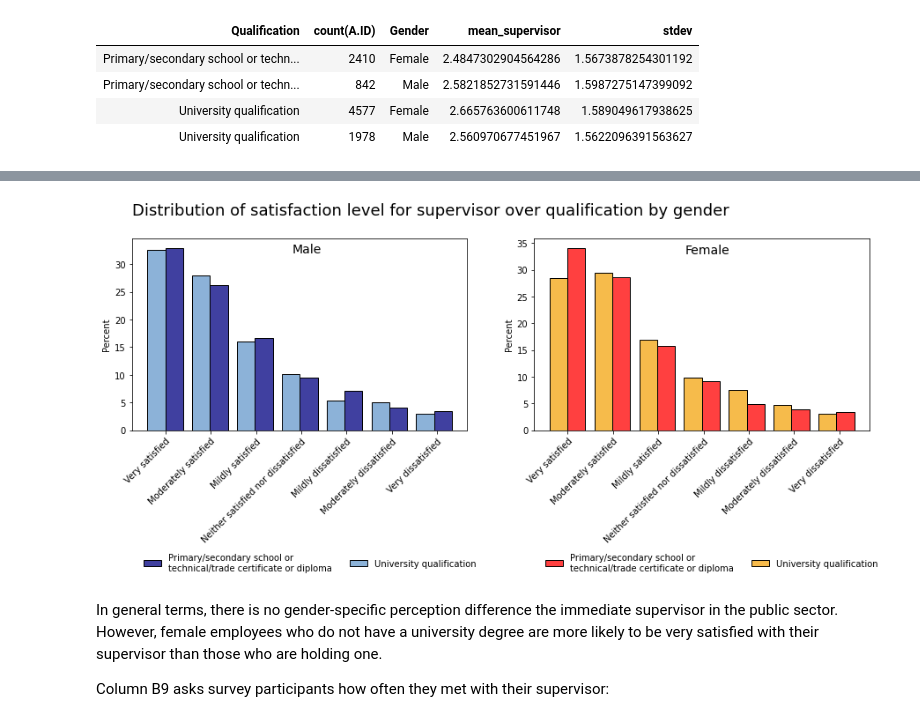
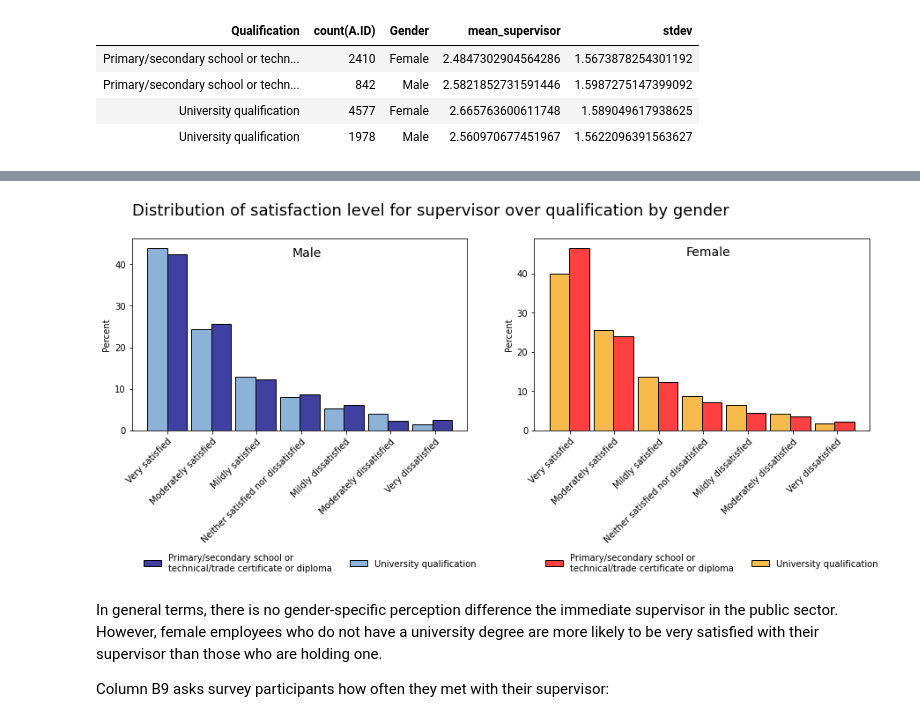
Before and after one commit to alex-cplee/WA-Public-Service-Perception-2015, a Jupyter notebook: SurveyData.ipynb, the cells around one changed output, grey strips where cells are left out. Cells and saved outputs as stored; diff of their text form; code cells hidden in the pictures.

```diff
--- a/SurveyData.ipynb
+++ b/SurveyData.ipynb
@@ -963,0 +938,22 @@ array([0, 1, 2, 3, 4])
+# %%
+satisfy_labels = list(satisfy_key['Satisfaction'].values())
+
+fig, ax = plt.subplots(nrows = 2, ncols = 5, figsize=(20,5), gridspec_kw={'height_ratios':[1,10]})
+ax[0,2].set_title('Distribution of Job satisfaction level at different salary range', fontdict = {'fontsize': 22},loc='center')
+
+for i in np.arange(0,5):
+    ax[0,i].axis('off')
+
+for i, item in enumerate(list(salary_key['Value'].keys())):
+
+    ax[1,i] = sns.histplot(Job_Satisfy_mod[Job_Satisfy_mod['Salary']== item]['Job_Satisfaction'], binwidth=0.99, ax=ax[1,i])
+    ax[1,i].set_title(item, fontdict = {'fontsize': 15}, loc='left')
+    ax[1,i].set_xticks(np.arange(1.5,8.5))
+    ax[1,i].set_xticklabels(satisfy_labels, rotation = 45, rotation_mode='anchor', ha = 'right')
+    ax[1,i].set_xlabel('')
+    ax[1,i].set_xlim([0.7,8.3])
+
+for i in np.arange(1,5):
+    ax[1,i].set_ylabel('')
+
+plt.show()
@@ -1428,33 +1423,31 @@ CI_supervise
 | University qualification | 2.49411 | 2.632479 | 2.619102 | 2.711534 | 1.130368 | 3.467393 | ... |
 # %%
 supervisor_mod =  supervisor.copy()
-supervisor_mod['Supervisor'] = supervisor_mod['Supervisor'].round(0)
-
 
 fig, (ax11,ax12) = plt.subplots(nrows=1,ncols=2, figsize=(15,4))
 
 ax11.set_title('Distribution of satisfaction level for supervisor over qualification by gender\n ', fontdict = {'fontsize': 18},loc='left')
 sns.histplot(x='Supervisor', hue='Qualification', data=supervisor_mod[supervisor_mod['Gender'] == 'Male'],multiple="dodge",
-             stat='percent',common_norm=False,binwidth=0.99,shrink=.8, palette=['#6699cc','navy'],
+             stat='percent',common_norm=False,binwidth=0.99, shrink=.9, palette=['#6699cc','navy'],
              ax=ax11)
 ax11.set_xticks(np.arange(1.5,8.5))
 ax11.set_xticklabels(satisfy_labels, rotation = 45, rotation_mode='anchor',ha = 'right')
 ax11.set_xlabel('')
 ax11.legend(['Primary/secondary school or \ntechnical/trade certificate or diploma', 'University qualification'],ncol=2,bbox_to_anchor=(1.05, -0.6), frameon = False)
-ax11.text(4.3,32,'Male', fontdict = {'fontsize': 14})
+ax11.text(4.3,42,'Male', fontdict = {'fontsize': 14})
 
 sns.histplot(x='Supervisor', hue='Qualification', data=supervisor_mod[supervisor_mod['Gender'] == 'Female'],multiple="dodge",
-             stat='percent',common_norm=False,binwidth=0.99,shrink=.8, palette=['#F4A40F','red'],
+             stat='percent',common_norm=False,binwidth=0.99,shrink=.9, palette=['#F4A40F','red'],
              ax=ax12)
 ax12.set_xticks(np.arange(1.5,8.5))
 ax12.set_xticklabels(satisfy_labels, rotation = 45, rotation_mode='anchor',ha = 'right')
 ax12.set_xlabel('')
 ax12.legend(['Primary/secondary school or \ntechnical/trade certificate or diploma', 'University qualification'],ncol=2,bbox_to_anchor=(1.05, -0.6), frameon = False)
-ax12.text(4.1,33,'Female', fontdict = {'fontsize': 14})
+ax12.text(4.1,44.5,'Female', fontdict = {'fontsize': 14})
 
 plt.show()
 # %% [output]
-[figure, old version]
+[figure, new version]
 # %% [markdown]
 In general terms, there is no gender-specific perception difference the immediate supervisor in the public sector. However, female employees who do not have a university degree are more likely to be very satisfied with their supervisor than those who are holding one.
 
```
Also changed, not shown: parts of 51 cells of this notebook.
